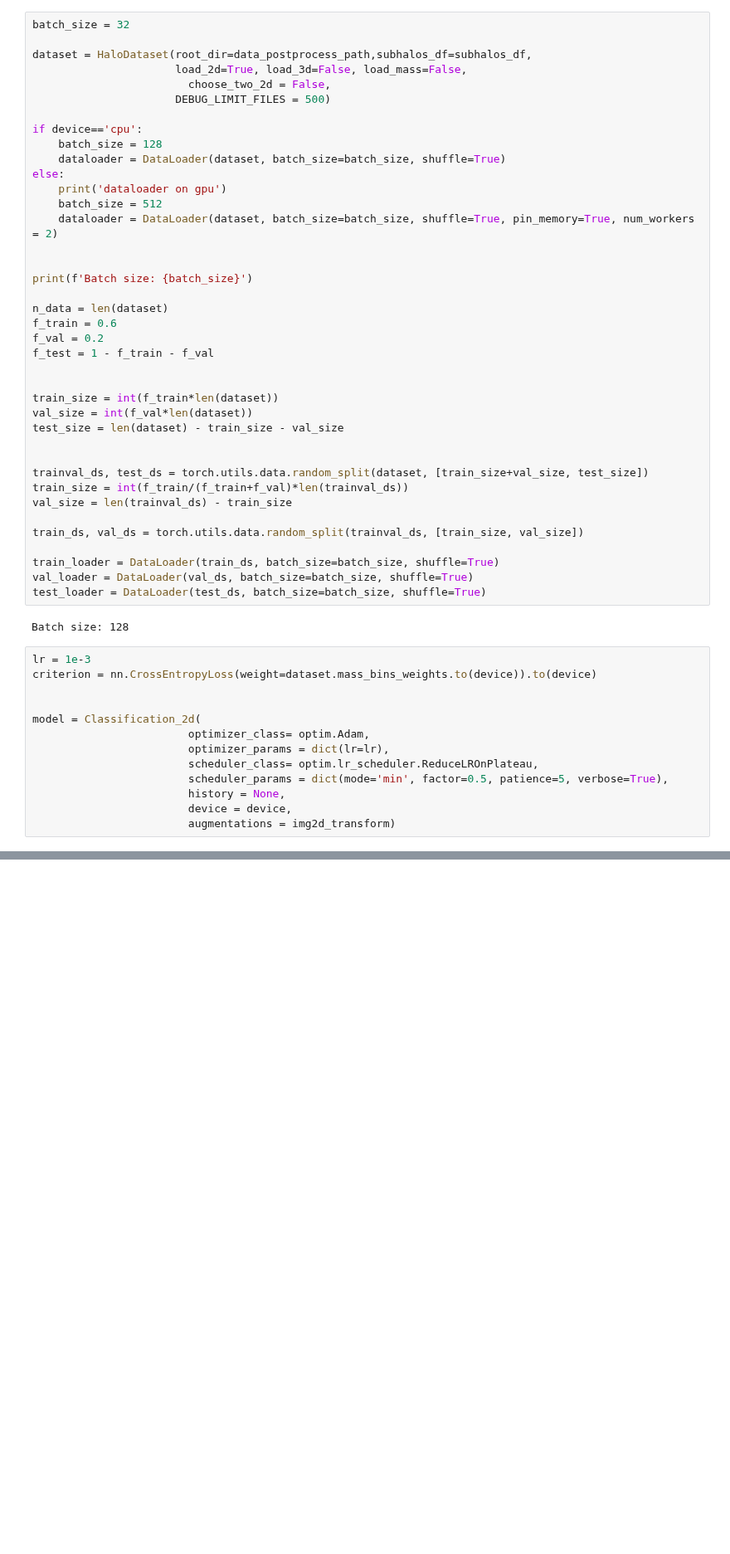
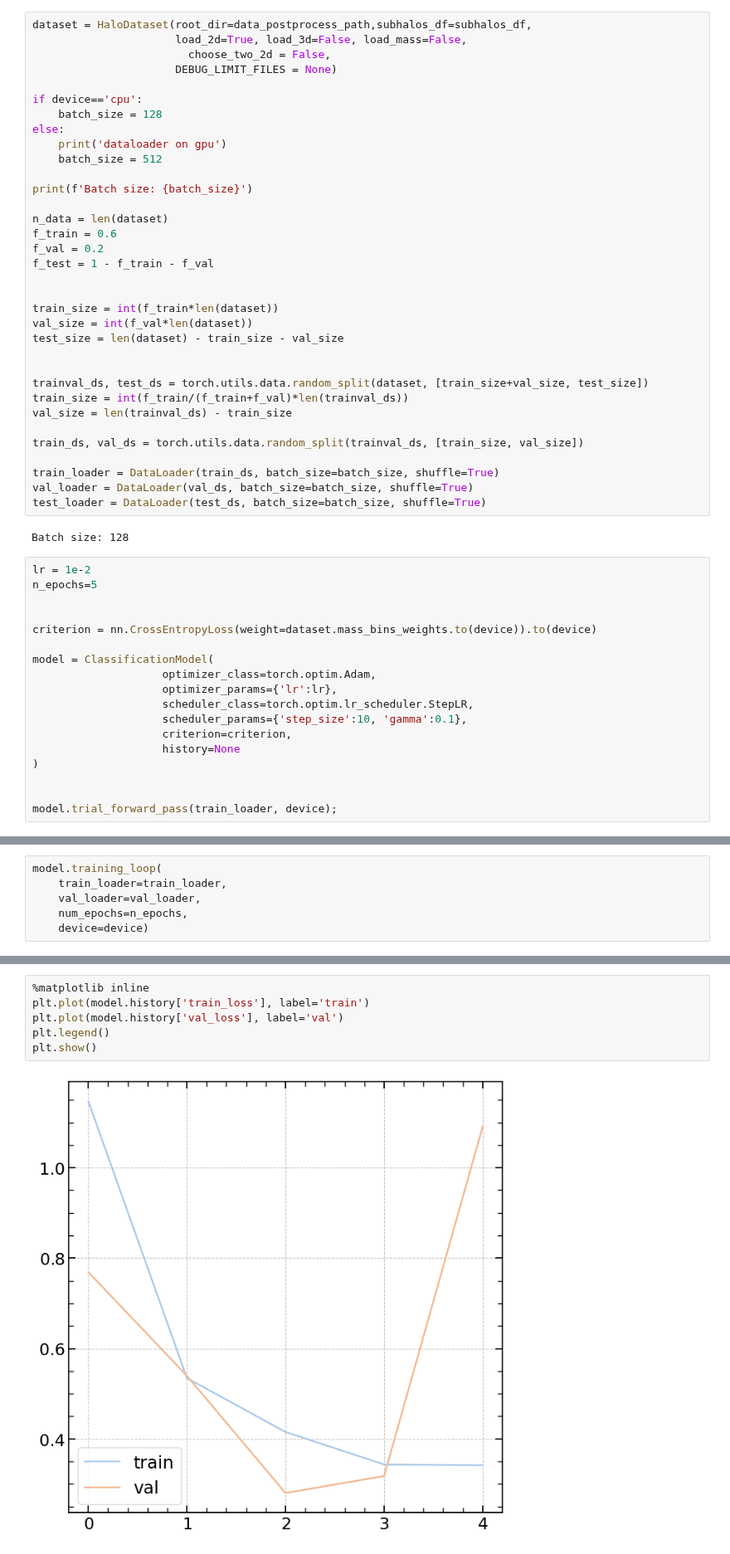
Before and after one commit to SergeiDBykov/self_supervised_halos, a Jupyter notebook: notebooks/1.1_2d_classification.ipynb, the cells around one changed output, grey strips where cells are left out. Shown at 83% size. Cells and saved outputs as stored; diff of their text form; blank space fills up the shorter version.

Commit message:
training classification

```diff
--- a/notebooks/1.1_2d_classification.ipynb
+++ b/notebooks/1.1_2d_classification.ipynb
@@ -14,21 +17,16 @@ device = check_cuda()
 CUDA is not available.
 Device: cpu
 # %%
-batch_size = 32
-
 dataset = HaloDataset(root_dir=data_postprocess_path,subhalos_df=subhalos_df,
                       load_2d=True, load_3d=False, load_mass=False,
                         choose_two_2d = False,
-                      DEBUG_LIMIT_FILES = 500)
+                      DEBUG_LIMIT_FILES = None)
 
 if device=='cpu':
     batch_size = 128
-    dataloader = DataLoader(dataset, batch_size=batch_size, shuffle=True)
 else:
     print('dataloader on gpu')
     batch_size = 512
-    dataloader = DataLoader(dataset, batch_size=batch_size, shuffle=True, pin_memory=True, num_workers = 2)
-
 
 print(f'Batch size: {batch_size}')
 
@@ -55,16 +53,21 @@ test_loader = DataLoader(test_ds, batch_size=batch_size, shuffle=True)
 # %% [output]
 Batch size: 128
 # %%
-lr = 1e-3
+lr = 1e-2
+n_epochs=5
+
+
 criterion = nn.CrossEntropyLoss(weight=dataset.mass_bins_weights.to(device)).to(device)
 
+model = ClassificationModel(
+                    optimizer_class=torch.optim.Adam,
+                    optimizer_params={'lr':lr},
+                    scheduler_class=torch.optim.lr_scheduler.StepLR,
+                    scheduler_params={'step_size':10, 'gamma':0.1},
+                    criterion=criterion,
+                    history=None
+)
 
-model = Classification_2d(
-                        optimizer_class= optim.Adam,
-                        optimizer_params = dict(lr=lr),
-                        scheduler_class= optim.lr_scheduler.ReduceLROnPlateau,
-                        scheduler_params = dict(mode='min', factor=0.5, patience=5, verbose=True),
-                        history = None,
-                        device = device,
-                        augmentations = img2d_transform)
+
+model.trial_forward_pass(train_loader, device);
 # %% [output]
@@ -73,0 +76,6 @@ classification_2d = Classification_2d(
+# %%
+model.training_loop(
+    train_loader=train_loader,
+    val_loader=val_loader,
+    num_epochs=n_epochs,
+    device=device)
@@ -73,0 +93,8 @@ classification_2d = Classification_2d(
+# %%
+%matplotlib inline
+plt.plot(model.history['train_loss'], label='train')
+plt.plot(model.history['val_loss'], label='val')
+plt.legend()
+plt.show()
+# %% [output]
+[figure, added]
```
Also changed, not shown: parts of 6 cells of this notebook, 4 other files.
